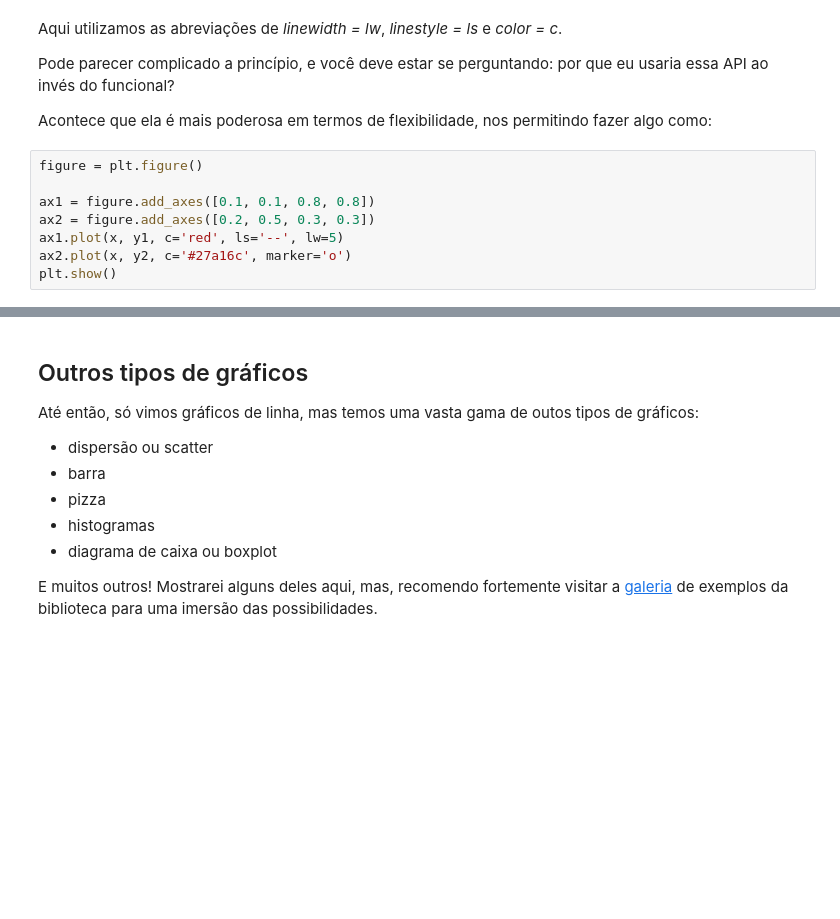
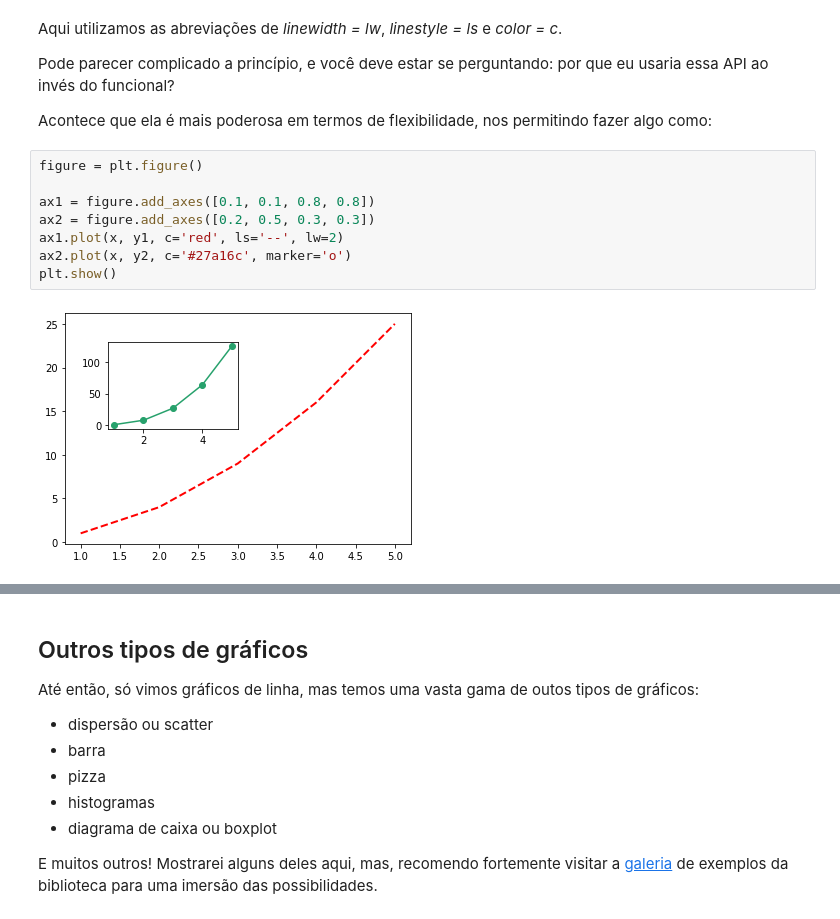
Before and after one commit to patriciacatandi/Lets_Code_Alunos, a Jupyter notebook: 02_Ferramentas_Programação/04_Graficos/Matplotlib.ipynb, the cells around one changed output, grey strips where cells are left out. Drawn from its saved outputs; the diff is of its cells as text; blank space fills up the shorter version.

```diff
--- a/02_Ferramentas_Programação/04_Graficos/Matplotlib.ipynb
+++ b/02_Ferramentas_Programação/04_Graficos/Matplotlib.ipynb
@@ -228,11 +261,13 @@ Acontece que ela é mais poderosa em termos de flexibilidade, nos permitindo faz
 # %%
 figure = plt.figure()
 
 ax1 = figure.add_axes([0.1, 0.1, 0.8, 0.8])
 ax2 = figure.add_axes([0.2, 0.5, 0.3, 0.3])
-ax1.plot(x, y1, c='red', ls='--', lw=5)
+ax1.plot(x, y1, c='red', ls='--', lw=2)
 ax2.plot(x, y2, c='#27a16c', marker='o')
 plt.show()
+# %% [output]
+[figure, added]
 # %% [markdown]
 Para isso precisamos criar o figure e os axes separadamente:
 Na linha 1 criamos uma _Figure_ e a partir dela, adicionamos um eixo, chamando o *add_axes* e passando uma lista com 4 floats definindo um retângulo ocupado por esse eixo.
```
Also changed, not shown: parts of 13 cells of this notebook, 1 other file.
